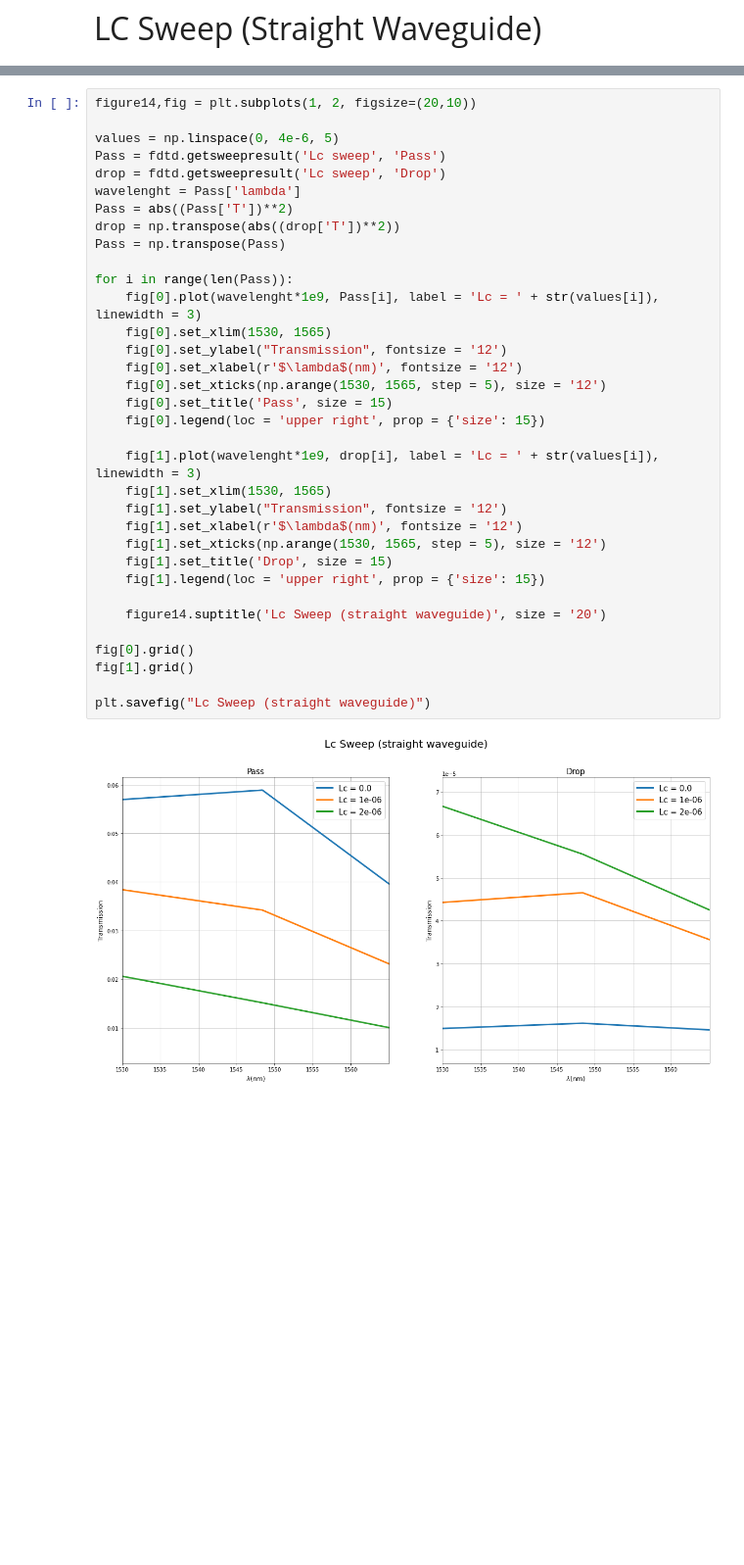
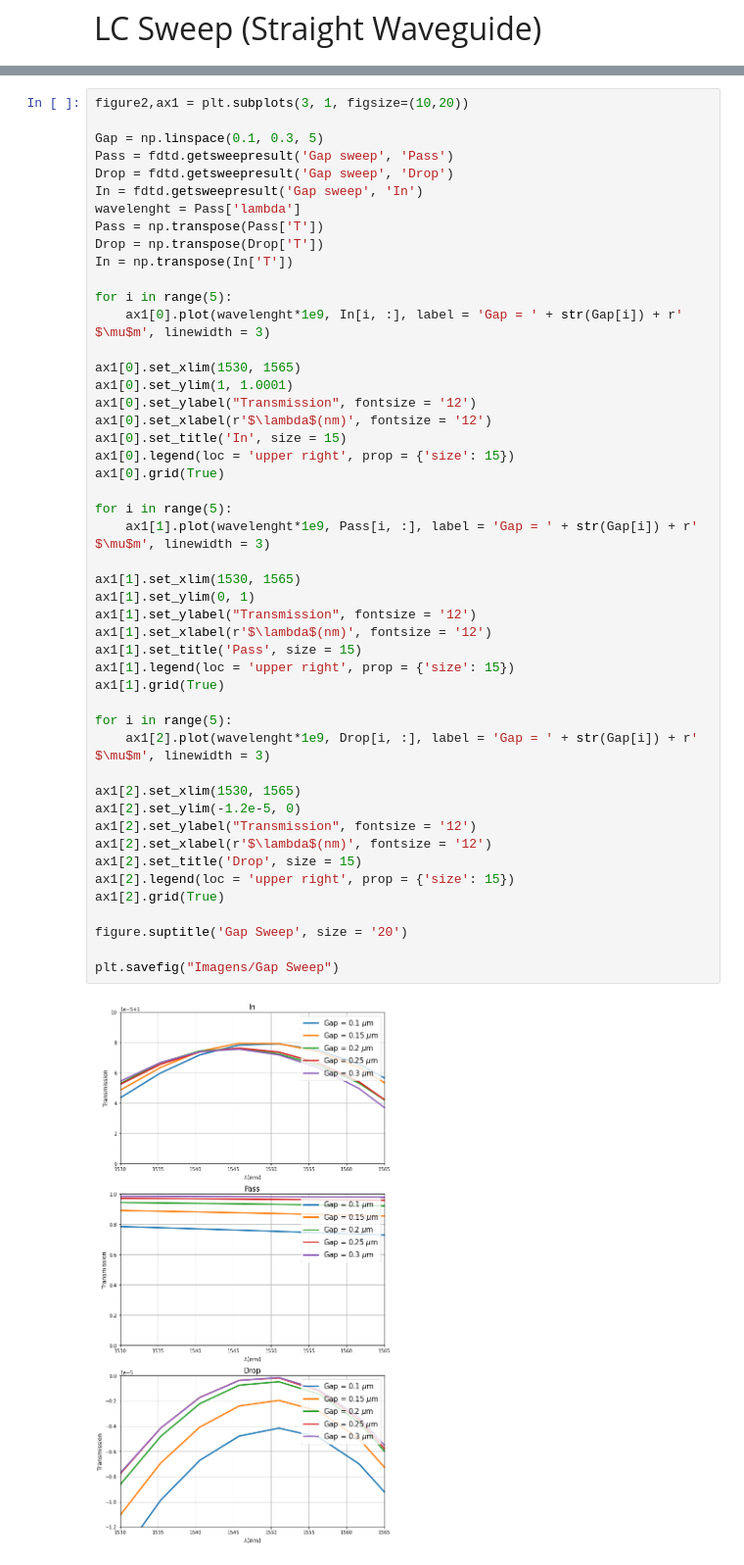
Before and after one commit to AndreyPaiva/Photonics, a Jupyter notebook: Ring Resonator/RR.ipynb, the cells around one changed output, grey strips where cells are left out. Shown: that part at 98% size. Cells and saved outputs as stored; diff of their text form; blank space fills up the shorter version.

```diff
--- a/Ring Resonator/RR.ipynb
+++ b/Ring Resonator/RR.ipynb
@@ -166,36 +226,50 @@ fdtd.setnamed('FDTD::ports::port 4', {
 # %%
-figure14,fig = plt.subplots(1, 2, figsize=(20,10))
+figure2,ax1 = plt.subplots(3, 1, figsize=(10,20))
 
-values = np.linspace(0, 4e-6, 5)
-Pass = fdtd.getsweepresult('Lc sweep', 'Pass')
-drop = fdtd.getsweepresult('Lc sweep', 'Drop')
+Gap = np.linspace(0.1, 0.3, 5)
+Pass = fdtd.getsweepresult('Gap sweep', 'Pass')
+Drop = fdtd.getsweepresult('Gap sweep', 'Drop')
+In = fdtd.getsweepresult('Gap sweep', 'In')
 wavelenght = Pass['lambda']
-Pass = abs((Pass['T'])**2)
-drop = np.transpose(abs((drop['T'])**2))
-Pass = np.transpose(Pass)
+Pass = np.transpose(Pass['T'])
+Drop = np.transpose(Drop['T'])
+In = np.transpose(In['T'])
 
-for i in range(len(Pass)):
-    fig[0].plot(wavelenght*1e9, Pass[i], label = 'Lc = ' + str(values[i]), linewidth = 3)
-    fig[0].set_xlim(1530, 1565)
-    fig[0].set_ylabel("Transmission", fontsize = '12')
-    fig[0].set_xlabel(r'$\lambda$(nm)', fontsize = '12')
-    fig[0].set_xticks(np.arange(1530, 1565, step = 5), size = '12')
-    fig[0].set_title('Pass', size = 15)
-    fig[0].legend(loc = 'upper right', prop = {'size': 15})
+for i in range(5):
+    ax1[0].plot(wavelenght*1e9, In[i, :], label = 'Gap = ' + str(Gap[i]) + r' $\mu$m', linewidth = 3)
 
-    fig[1].plot(wavelenght*1e9, drop[i], label = 'Lc = ' + str(values[i]), linewidth = 3)
-    fig[1].set_xlim(1530, 1565)
-    fig[1].set_ylabel("Transmission", fontsize = '12')
-    fig[1].set_xlabel(r'$\lambda$(nm)', fontsize = '12')
-    fig[1].set_xticks(np.arange(1530, 1565, step = 5), size = '12')
-    fig[1].set_title('Drop', size = 15)
-    fig[1].legend(loc = 'upper right', prop = {'size': 15})
+ax1[0].set_xlim(1530, 1565)
+ax1[0].set_ylim(1, 1.0001)
+ax1[0].set_ylabel("Transmission", fontsize = '12')
+ax1[0].set_xlabel(r'$\lambda$(nm)', fontsize = '12')
+ax1[0].set_title('In', size = 15)
+ax1[0].legend(loc = 'upper right', prop = {'size': 15})
+ax1[0].grid(True)
 
-    figure14.suptitle('Lc Sweep (straight waveguide)', size = '20')
+for i in range(5):
+    ax1[1].plot(wavelenght*1e9, Pass[i, :], label = 'Gap = ' + str(Gap[i]) + r' $\mu$m', linewidth = 3)
 
-fig[0].grid()
-fig[1].grid()
+ax1[1].set_xlim(1530, 1565)
+ax1[1].set_ylim(0, 1)
+ax1[1].set_ylabel("Transmission", fontsize = '12')
+ax1[1].set_xlabel(r'$\lambda$(nm)', fontsize = '12')
+ax1[1].set_title('Pass', size = 15)
+ax1[1].legend(loc = 'upper right', prop = {'size': 15})
+ax1[1].grid(True)
 
-plt.savefig("Lc Sweep (straight waveguide)")
+for i in range(5):
+    ax1[2].plot(wavelenght*1e9, Drop[i, :], label = 'Gap = ' + str(Gap[i]) + r' $\mu$m', linewidth = 3)
+
+ax1[2].set_xlim(1530, 1565)
+ax1[2].set_ylim(-1.2e-5, 0)
+ax1[2].set_ylabel("Transmission", fontsize = '12')
+ax1[2].set_xlabel(r'$\lambda$(nm)', fontsize = '12')
+ax1[2].set_title('Drop', size = 15)
+ax1[2].legend(loc = 'upper right', prop = {'size': 15})
+ax1[2].grid(True)
+
+figure.suptitle('Gap Sweep', size = '20')
+
+plt.savefig("Imagens/Gap Sweep")
 # %% [output]
-[figure, old version]
+[figure, new version]
```
Also changed, not shown: parts of 5 cells of this notebook, 28 other files.
